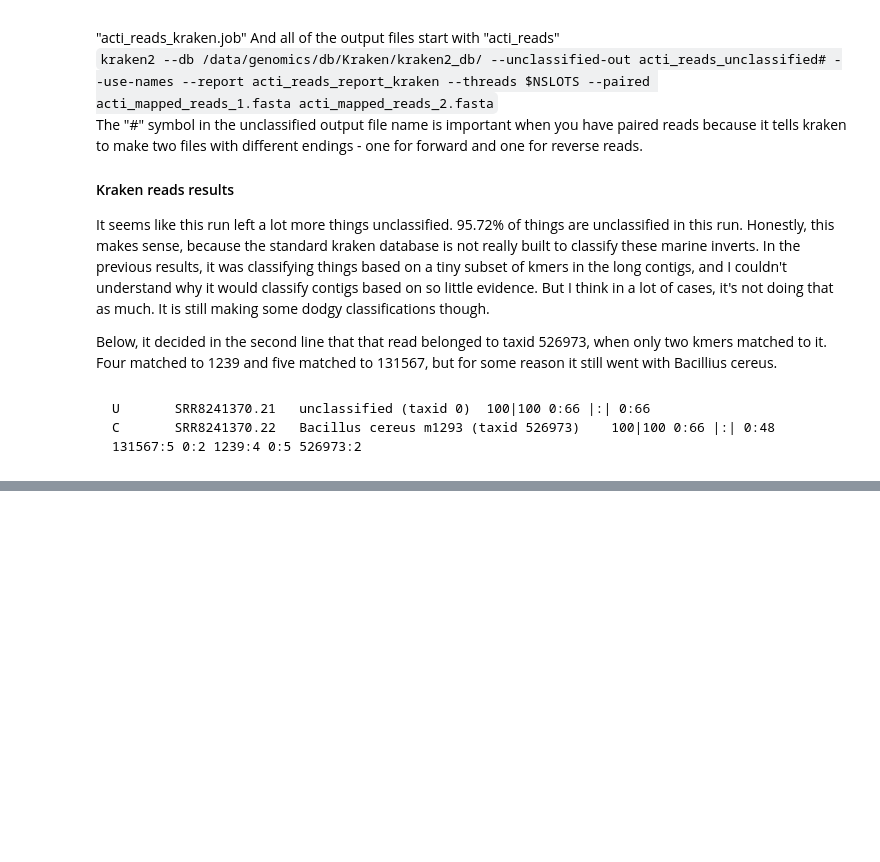
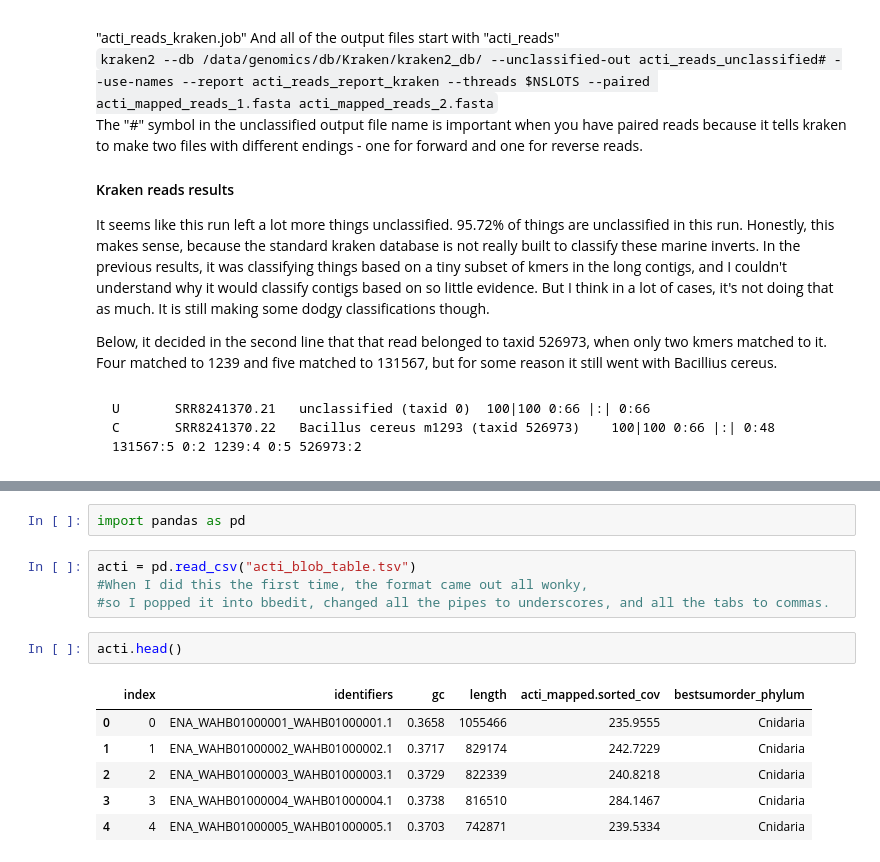
Before and after one commit to jennifer-spillane/seq_contamination, a Jupyter notebook: dataset_explorations.ipynb, the cells around one changed output, grey strips where cells are left out. Drawn from its saved outputs; the diff is of its cells as text; blank space fills up the shorter version.

```diff
--- a/dataset_explorations.ipynb
+++ b/dataset_explorations.ipynb
@@ -230,0 +285,15 @@ Now I'm going to try to do the "add" thing with the blast output and the bam fil
+# %%
+import pandas as pd
+# %%
+acti = pd.read_csv("acti_blob_table.tsv")
+#When I did this the first time, the format came out all wonky,
+#so I popped it into bbedit, changed all the pipes to underscores, and all the tabs to commas.
+# %%
+acti.head()
+# %% [output]
+|  | index | identifiers | gc | length | acti_mapped.sorted_cov | bestsumorder_phylum |
+| 0 | 0 | ENA_WAHB01000001_WAHB01000001.1 | 0.3658 | 1055466 | 235.9555 | Cnidaria |
+| 1 | 1 | ENA_WAHB01000002_WAHB01000002.1 | 0.3717 | 829174 | 242.7229 | Cnidaria |
+| 2 | 2 | ENA_WAHB01000003_WAHB01000003.1 | 0.3729 | 822339 | 240.8218 | Cnidaria |
+| 3 | 3 | ENA_WAHB01000004_WAHB01000004.1 | 0.3738 | 816510 | 284.1467 | Cnidaria |
+| 4 | 4 | ENA_WAHB01000005_WAHB01000005.1 | 0.3703 | 742871 | 239.5334 | Cnidaria |
```
Also changed, not shown: parts of 15 cells of this notebook, 3 other files.
